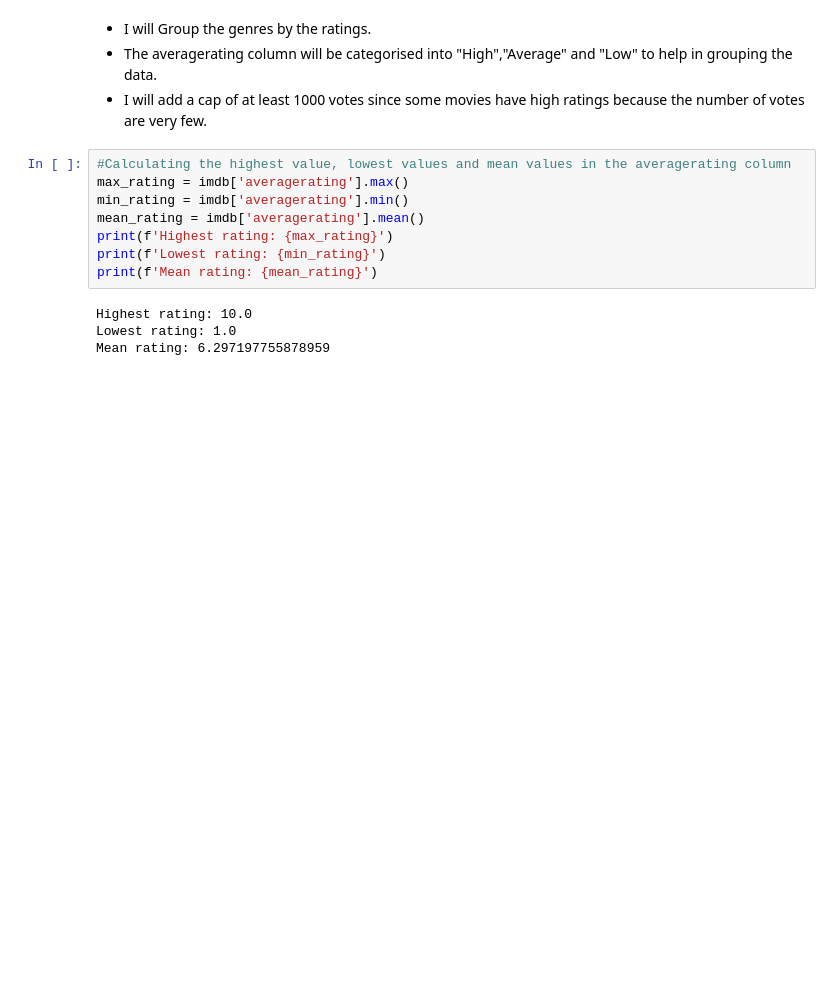
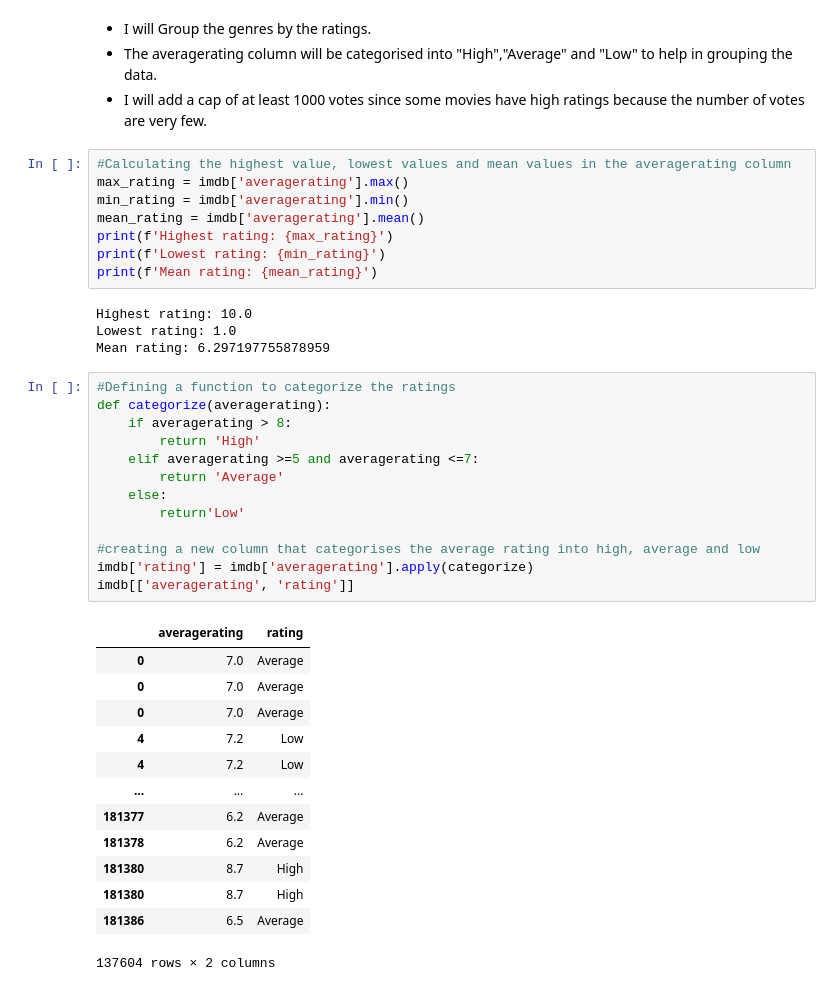
Before and after one commit to George-Mbugua/Movie_Analysis, a Jupyter notebook: Movie_Analysis.ipynb, the cells around one changed output. Cells and saved outputs as stored; diff of their text form; blank space fills up the shorter version.

```diff
--- a/Movie_Analysis.ipynb
+++ b/Movie_Analysis.ipynb
@@ -989,3 +988,30 @@ print(f'Mean rating: {mean_rating}')
 Highest rating: 10.0
 Lowest rating: 1.0
 Mean rating: 6.297197755878959
+# %%
+#Defining a function to categorize the ratings
+def categorize(averagerating):
+    if averagerating > 8:
+        return 'High'
+    elif averagerating >=5 and averagerating <=7:
+        return 'Average'
+    else:
+        return'Low'
+
+#creating a new column that categorises the average rating into high, average and low
+imdb['rating'] = imdb['averagerating'].apply(categorize)
+imdb[['averagerating', 'rating']]
+# %% [output]
+|  | averagerating | rating |
+| 0 | 7.0 | Average |
+| 0 | 7.0 | Average |
+| 0 | 7.0 | Average |
+| 4 | 7.2 | Low |
+| 4 | 7.2 | Low |
+| ... | ... | ... |
+| 181377 | 6.2 | Average |
+| 181378 | 6.2 | Average |
+| 181380 | 8.7 | High |
+| 181380 | 8.7 | High |
+| 181386 | 6.5 | Average |
+137604 rows × 2 columns
```
Also changed, not shown: parts of 11 cells of this notebook, 2 other files.
